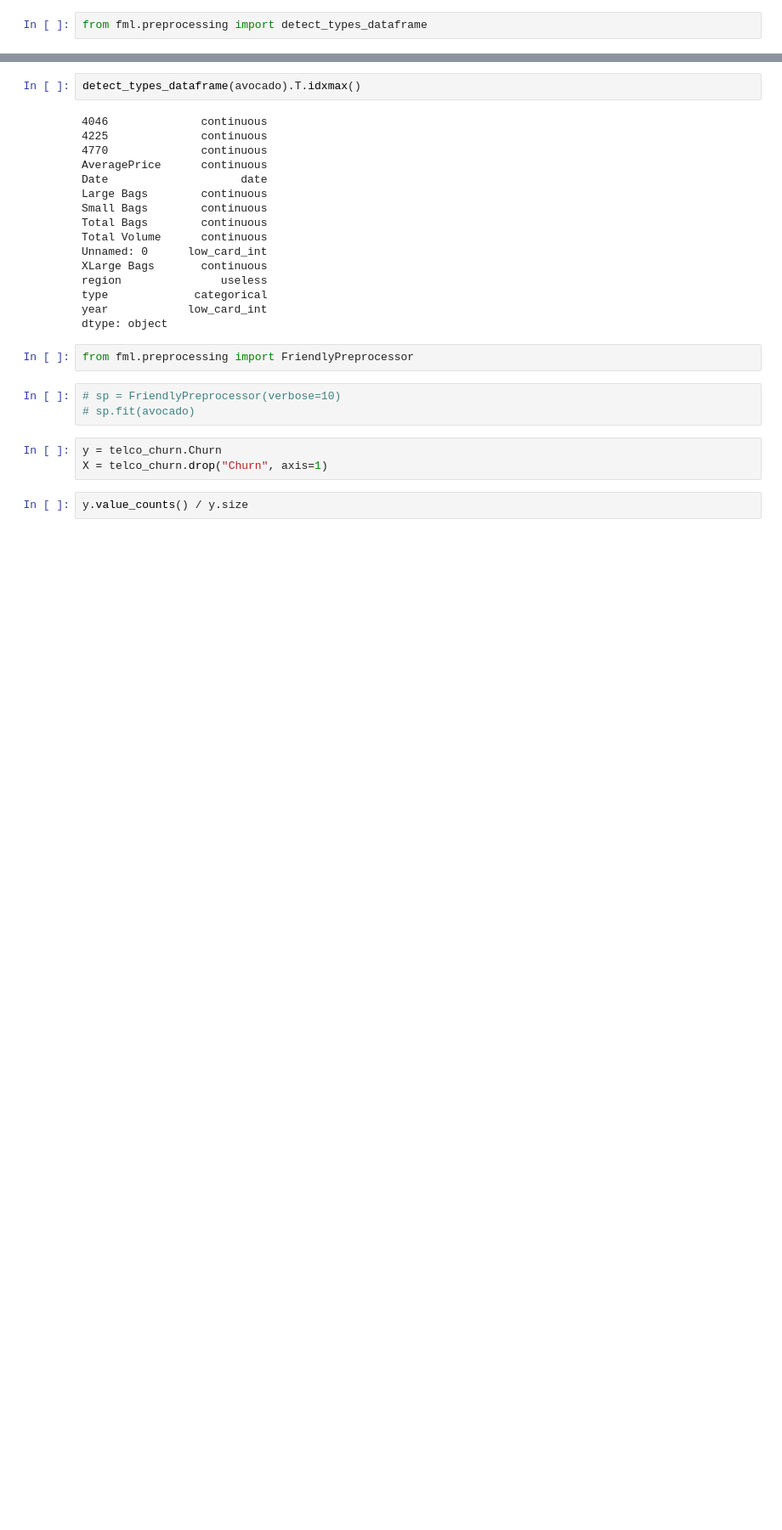
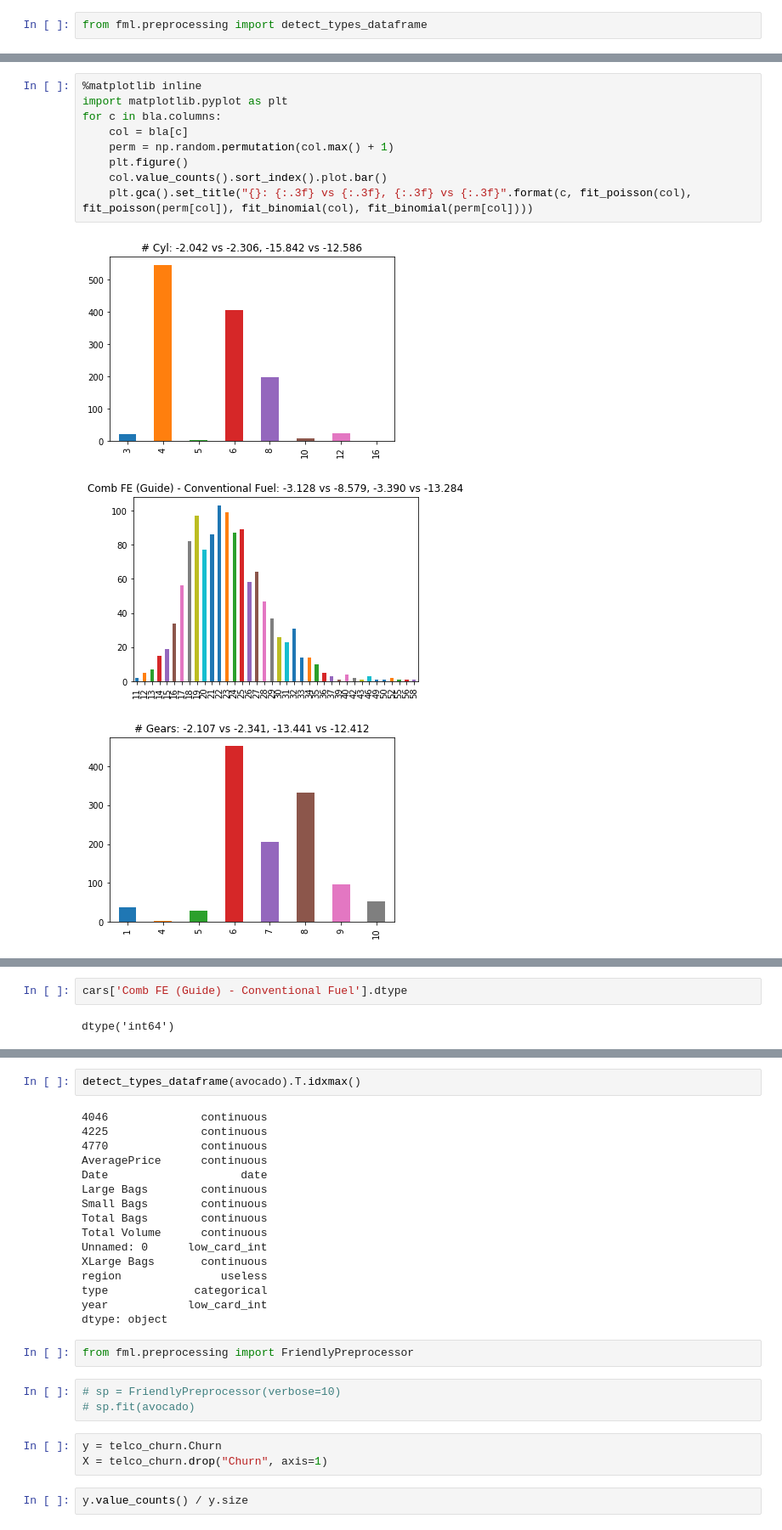
Before and after one commit to dabl/dabl, a Jupyter notebook: testing.ipynb, the cells around one changed output, grey strips where cells are left out. Shown at 85% size. Saved outputs shown, nothing was run; the diff lists cells and outputs as text; blank space fills up the shorter version.

```diff
--- a/testing.ipynb
+++ b/testing.ipynb
@@ -58,0 +129,13 @@ Name: SeniorCitizen, dtype: int64
+# %%
+%matplotlib inline
+import matplotlib.pyplot as plt
+for c in bla.columns:
+    col = bla[c]
+    perm = np.random.permutation(col.max() + 1)
+    plt.figure()
+    col.value_counts().sort_index().plot.bar()
+    plt.gca().set_title("{}: {:.3f} vs {:.3f}, {:.3f} vs {:.3f}".format(c, fit_poisson(col), fit_poisson(perm[col]), fit_binomial(col), fit_binomial(perm[col])))
+# %% [output]
+[figure, added]
+[figure, added]
+[figure, added]
@@ -58,0 +146,4 @@ Name: SeniorCitizen, dtype: int64
+# %%
+cars['Comb FE (Guide) - Conventional Fuel'].dtype
+# %% [output]
+dtype('int64')
```
Also changed, not shown: parts of 33 cells of this notebook, 1 other file.
